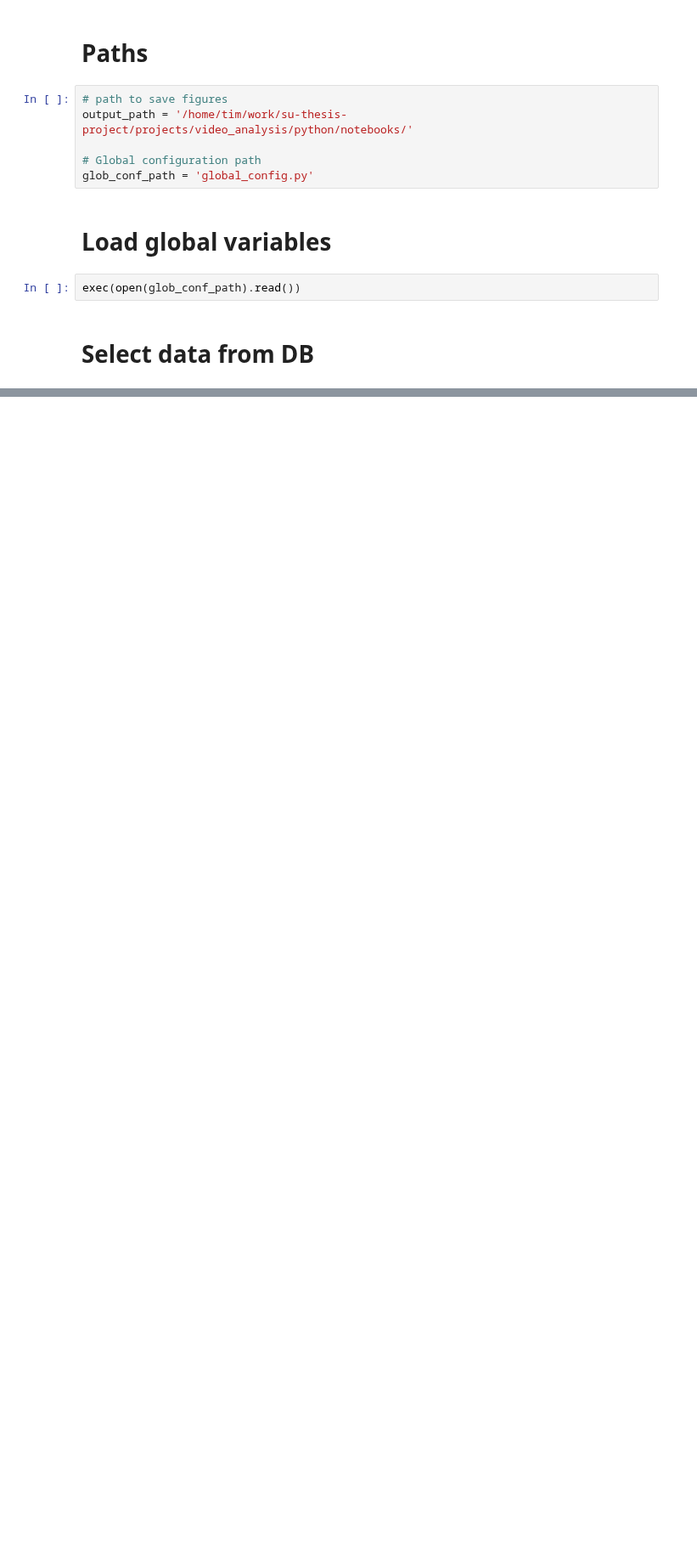
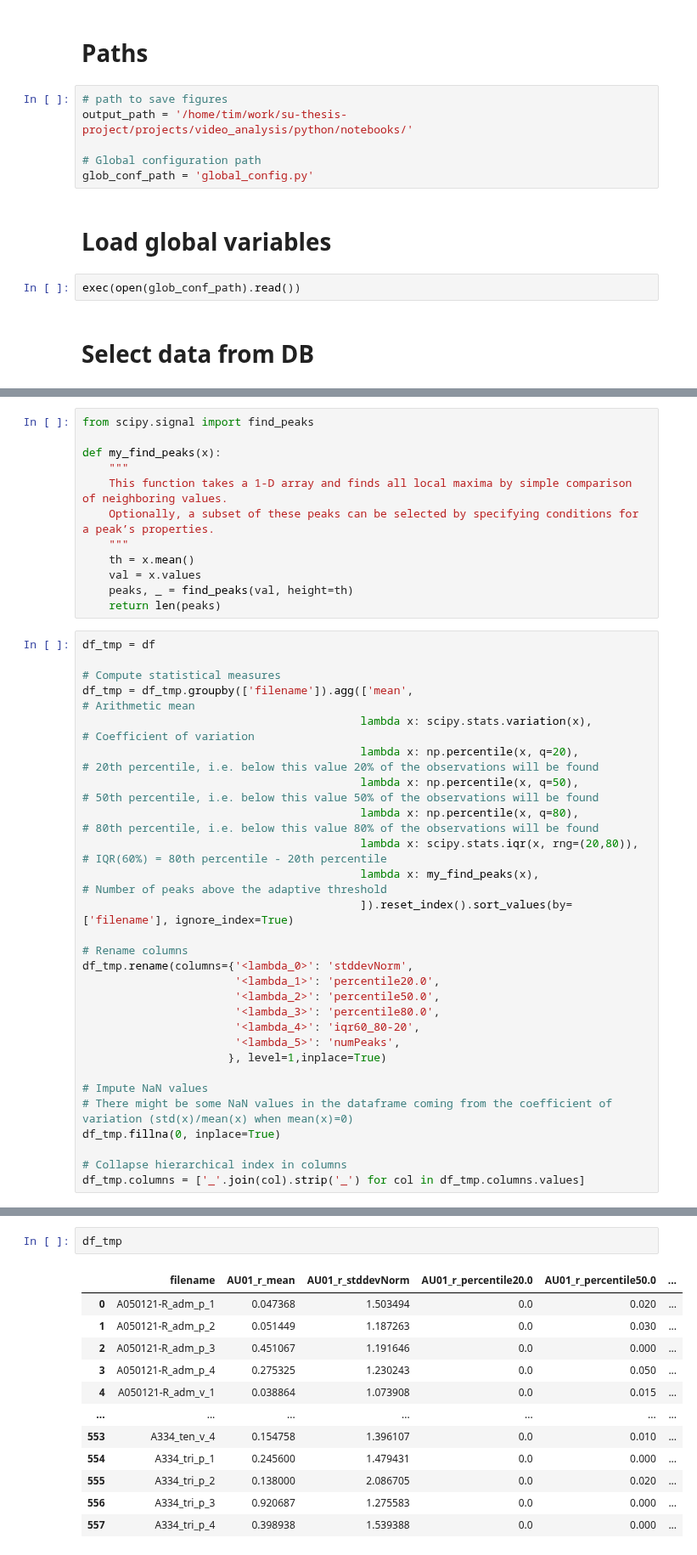
Before and after one commit to timlac/quan-machine-learning, a Jupyter notebook: python/notebooks/video analysis.ipynb, the cells around one changed output, grey strips where cells are left out. Shown at 85% size. Drawn from its saved outputs; the diff is of its cells as text; blank space fills up the shorter version.

```diff
--- a/python/notebooks/video analysis.ipynb
+++ b/python/notebooks/video analysis.ipynb
@@ -294,0 +214,40 @@ KeyboardInterrupt:
+# %%
+from scipy.signal import find_peaks
+
+def my_find_peaks(x):
+    """
+    This function takes a 1-D array and finds all local maxima by simple comparison of neighboring values.
+    Optionally, a subset of these peaks can be selected by specifying conditions for a peak’s properties.
+    """
+    th = x.mean()
+    val = x.values
+    peaks, _ = find_peaks(val, height=th)
+    return len(peaks)
+# %%
+df_tmp = df
+
+# Compute statistical measures
+df_tmp = df_tmp.groupby(['filename']).agg(['mean',                                    # Arithmetic mean
+                                          lambda x: scipy.stats.variation(x),        # Coefficient of variation
+                                          lambda x: np.percentile(x, q=20),          # 20th percentile, i.e. below this value 20% of the observations will be found
+                                          lambda x: np.percentile(x, q=50),          # 50th percentile, i.e. below this value 50% of the observations will be found
+                                          lambda x: np.percentile(x, q=80),          # 80th percentile, i.e. below this value 80% of the observations will be found
+                                          lambda x: scipy.stats.iqr(x, rng=(20,80)), # IQR(60%) = 80th percentile - 20th percentile
+                                          lambda x: my_find_peaks(x),                # Number of peaks above the adaptive threshold
+                                          ]).reset_index().sort_values(by=['filename'], ignore_index=True)
+
+# Rename columns
+df_tmp.rename(columns={'<lambda_0>': 'stddevNorm',
+                       '<lambda_1>': 'percentile20.0',
+                       '<lambda_2>': 'percentile50.0',
+                       '<lambda_3>': 'percentile80.0',
+                       '<lambda_4>': 'iqr60_80-20',
+                       '<lambda_5>': 'numPeaks',
+                      }, level=1,inplace=True)
+
+# Impute NaN values
+# There might be some NaN values in the dataframe coming from the coefficient of variation (std(x)/mean(x) when mean(x)=0)
+df_tmp.fillna(0, inplace=True)
+
+# Collapse hierarchical index in columns
+df_tmp.columns = ['_'.join(col).strip('_') for col in df_tmp.columns.values]
@@ -294,0 +258,15 @@ KeyboardInterrupt:
+# %%
+df_tmp
+# %% [output]
+|  | filename | AU01_r_mean | AU01_r_stddevNorm | AU01_r_percentile20.0 | AU01_r_percentile50.0 | ... |
+| 0 | A050121-R_adm_p_1 | 0.047368 | 1.503494 | 0.0 | 0.020 | ... |
+| 1 | A050121-R_adm_p_2 | 0.051449 | 1.187263 | 0.0 | 0.030 | ... |
+| 2 | A050121-R_adm_p_3 | 0.451067 | 1.191646 | 0.0 | 0.000 | ... |
+| 3 | A050121-R_adm_p_4 | 0.275325 | 1.230243 | 0.0 | 0.050 | ... |
+| 4 | A050121-R_adm_v_1 | 0.038864 | 1.073908 | 0.0 | 0.015 | ... |
+| ... | ... | ... | ... | ... | ... | ... |
+| 553 | A334_ten_v_4 | 0.154758 | 1.396107 | 0.0 | 0.010 | ... |
+| 554 | A334_tri_p_1 | 0.245600 | 1.479431 | 0.0 | 0.000 | ... |
+| 555 | A334_tri_p_2 | 0.138000 | 2.086705 | 0.0 | 0.020 | ... |
+| 556 | A334_tri_p_3 | 0.920687 | 1.275583 | 0.0 | 0.000 | ... |
+| 557 | A334_tri_p_4 | 0.398938 | 1.539388 | 0.0 | 0.000 | ... |
```
Also changed, not shown: parts of 22 cells of this notebook, 10 other files.
